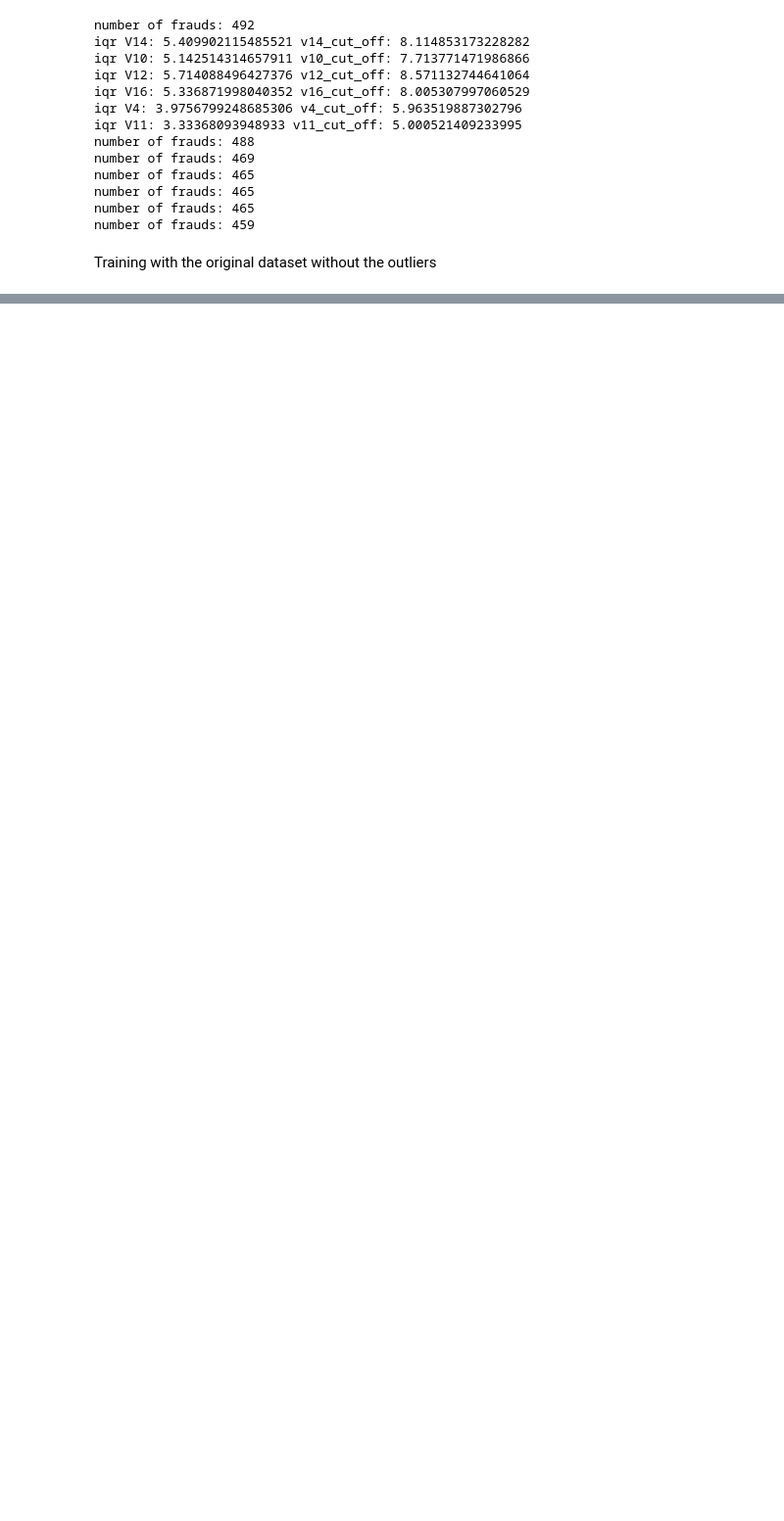
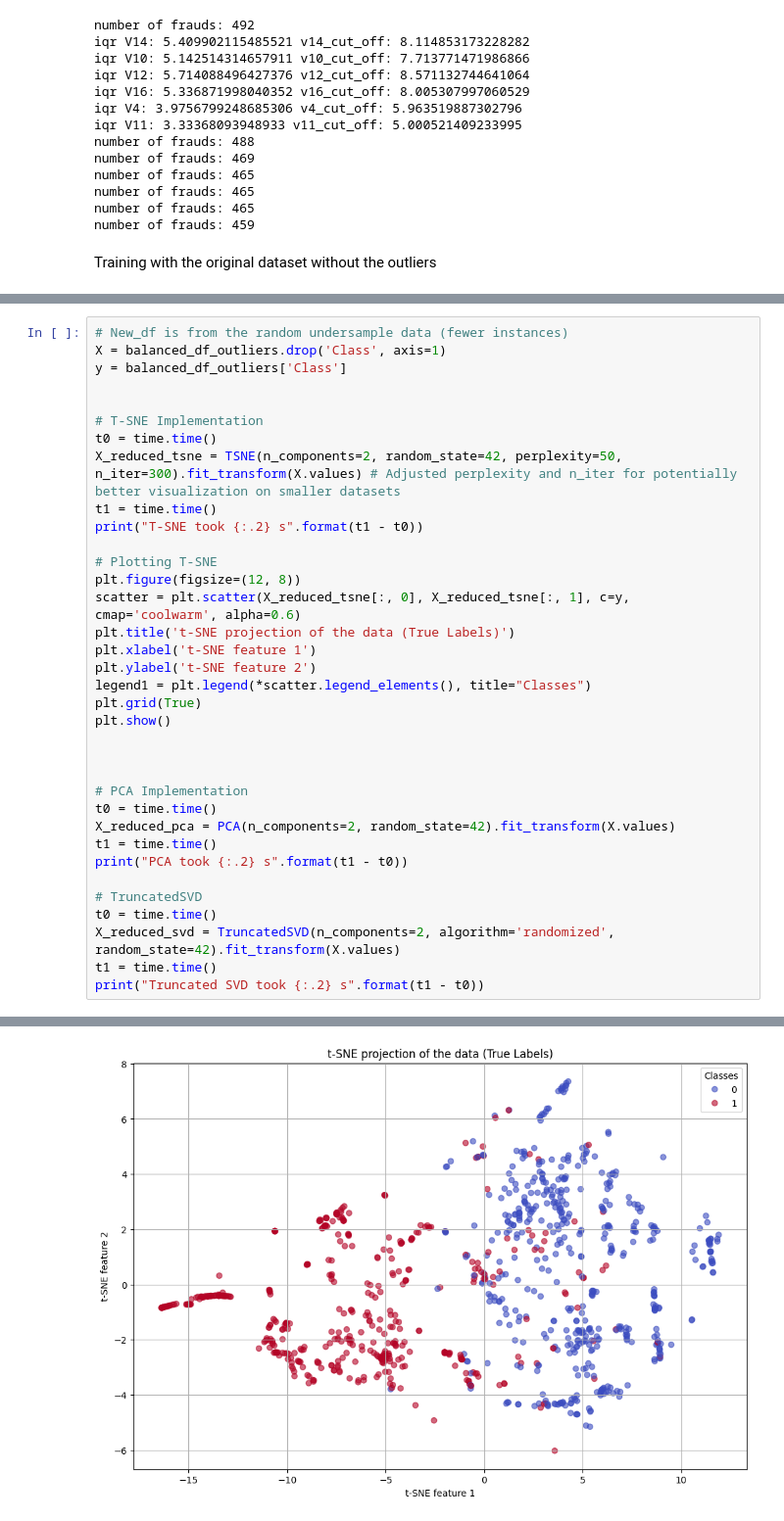
Before and after one commit to yezergmorales/credit-fraud-detector, a Jupyter notebook: dev/credit_fraud_detection.ipynb, the cells around one changed output, grey strips where cells are left out. Shown at 98% size. Saved outputs shown, nothing was run; the diff lists cells and outputs as text; blank space fills up the shorter version.

```diff
--- a/dev/credit_fraud_detection.ipynb
+++ b/dev/credit_fraud_detection.ipynb
@@ -830,0 +1031,36 @@ Training with the original dataset without the outliers
+# %%
+# New_df is from the random undersample data (fewer instances)
+X = balanced_df_outliers.drop('Class', axis=1)
+y = balanced_df_outliers['Class']
+
+
+# T-SNE Implementation
+t0 = time.time()
+X_reduced_tsne = TSNE(n_components=2, random_state=42, perplexity=50, n_iter=300).fit_transform(X.values) # Adjusted perplexity and n_iter for potentially better visualization on smaller datasets
+t1 = time.time()
+print("T-SNE took {:.2} s".format(t1 - t0))
+
+# Plotting T-SNE
+plt.figure(figsize=(12, 8))
+scatter = plt.scatter(X_reduced_tsne[:, 0], X_reduced_tsne[:, 1], c=y, cmap='coolwarm', alpha=0.6)
+plt.title('t-SNE projection of the data (True Labels)')
+plt.xlabel('t-SNE feature 1')
+plt.ylabel('t-SNE feature 2')
+legend1 = plt.legend(*scatter.legend_elements(), title="Classes")
+plt.grid(True)
+plt.show()
+
+
+
+# PCA Implementation
+t0 = time.time()
+X_reduced_pca = PCA(n_components=2, random_state=42).fit_transform(X.values)
+t1 = time.time()
+print("PCA took {:.2} s".format(t1 - t0))
+
+# TruncatedSVD
+t0 = time.time()
+X_reduced_svd = TruncatedSVD(n_components=2, algorithm='randomized', random_state=42).fit_transform(X.values)
+t1 = time.time()
+print("Truncated SVD took {:.2} s".format(t1 - t0))
+# %% [output]
@@ -830,0 +1068 @@ Training with the original dataset without the outliers
+[figure, added]
```
Also changed, not shown: parts of 30 cells of this notebook, 3 other files.
